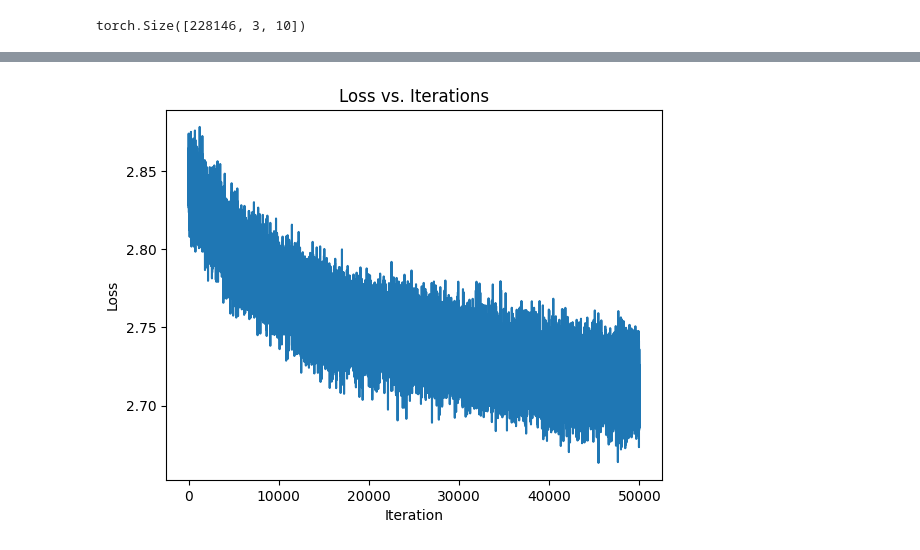
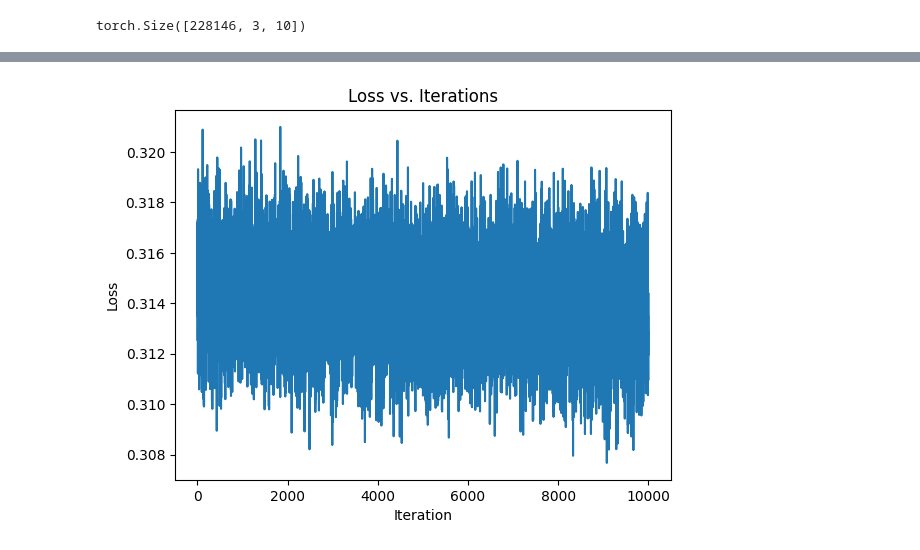
Before and after one commit to Binan-URMF/MyLanguageModelJourney, a Jupyter notebook: MLPtrial.ipynb, the cells around one changed output, grey strips where cells are left out. Drawn from its saved outputs; the diff is of its cells as text; code cells hidden in the pictures.

Commit message:
corrected file

```diff
--- a/MLPtrial.ipynb
+++ b/MLPtrial.ipynb
@@ -91,8 +95,8 @@ for w in words:
         ##print(ch,cai)
         grams = grams[1:] + [cai]
 
-X = torch.tensor(X)
-Y = torch.tensor(Y)
+X = torch.tensor(X,device=device)
+Y = torch.tensor(Y,device=device)
 # %%
 data_size = X.shape[0]
 data_random_indices = torch.randperm(data_size)
@@ -146,7 +150,9 @@ Y_eval: torch.Size([22815])
 
 rows = 27 #  english chars + the dot
 dimension = 10 # dimensions for each char
-dimensions = torch.randn(rows, dimension, generator=generator)
+dimensions = torch.randn(rows, dimension, generator=generator, device=device)
+dimensions = torch.randn((27, 10), generator=generator, device=device, requires_grad=True)
+
 dimensions
 # params are the dimension values our model assigns to characters
 # %% [output]
@@ -240,4 +241,0 @@ layers = [layer1, layer2]
-# %%
-lr = torch.linspace(-3,0,1000)
-lre = 10 ** lr
-lre
@@ -275,58 +245,51 @@ import matplotlib.pyplot as plt
 import torch
 import torch.nn.functional as F
 
-# Initialize lists to store loss values and iteration numbers
 loss_values = []
 iterations = []
+dimensions = dimensions.to(device)
 
-batch_size = 4000
+parameters = [W1, b1, W2, b2]
+for parameter in parameters:
+    parameter.requires_grad = True
+optimizer = torch.optim.Adam(parameters, lr=0.1)
 
-# Assuming 'layers' is a list of your custom layer objects, you need to modify
-# the layer class to ensure all operations are done on the specified device.
-# For now, we'll assume layers and dimensions are moved to the correct device outside this snippet.
+batch_size = 20000
 
-# Start the timer
-start_time = time.time()
 
 # Training loop
-for iter in range(50000):
-    # if iter > 4000:
-    #     lr = 0.001
-    # elif iter > 2500:
-    #     lr = 0.01
-    # else:
-    #     lr = 0.1
-    lr = 0.1
-    batch_indexes = torch.randint(0, X_train.shape[0], (batch_size,))
+for iter in range(10000):
+
+
+    batch_indexes = torch.randint(0, X_train.shape[0], (batch_size,)).to(device)
     embedded = dimensions[X_train[batch_indexes]]
     embedded = embedded.view(embedded.shape[0], embedded.shape[1] * embedded.shape[2])
 
-    for layer in layers:
-        embedded = layer(embedded)
+    activation1 = torch.tanh(embedded @ W1 + b1)
+    # activation2 = torch.tanh(activation1 @ W2 + b2)
+    # activation3 = torch.tanh(activation2 @ W3 + b3)
 
-    logits = embedded
-    targets = Y_train[batch_indexes]
+    out = activation1 @ W2 + b2
+
+    logits = out
+    targets = Y_train[batch_indexes].to(device)
     loss = F.cross_entropy(logits, targets)
 
     # Store loss value and iteration number
-    loss_values.append(loss.item())
+    loss_values.append(loss.log10().item())
     iterations.append(iter)
 
-    if iter % 500 == 0:
+    if iter % 1500 == 0:
         print(f'Iteration {iter}: {loss.item()}')
+    # backward pass
+    for p in parameters:
+        p.grad = None
+    loss.backward()
 
-    # Zero gradients, perform a backward pass, and update
-    for layer in layers:
-        layer.zero_grad()
-    loss.backward()
-    with torch.no_grad():
-        for layer in layers:
-            for param in layer.parameters():
-                param -= lr * param.grad
-
-# Print time elapsed
-end_time = time.time()
-print(f"Time elapsed: {end_time - start_time} seconds")
+    # forward pass
+    lr = 0.1 if i < 9000 else 0.01
+    for parameter in parameters:
+        parameter.data += -lr * parameter.grad
 
 # Plot loss graph
 plt.plot(iterations, loss_values)
@@ -355,3 +308,3 @@ Time elapsed: 169.8151741027832 seconds
-[figure, old version]
+[figure, new version]
 # %%
 
```
Also changed, not shown: parts of 13 cells of this notebook.
